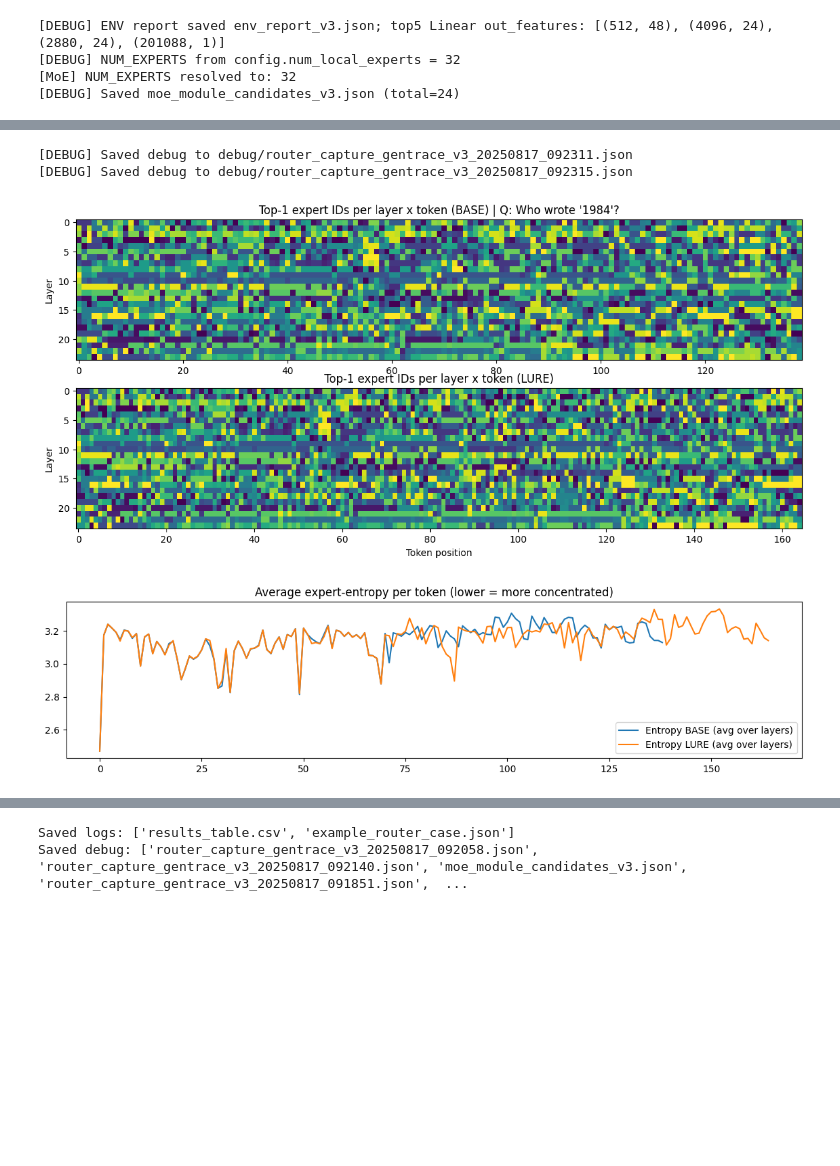
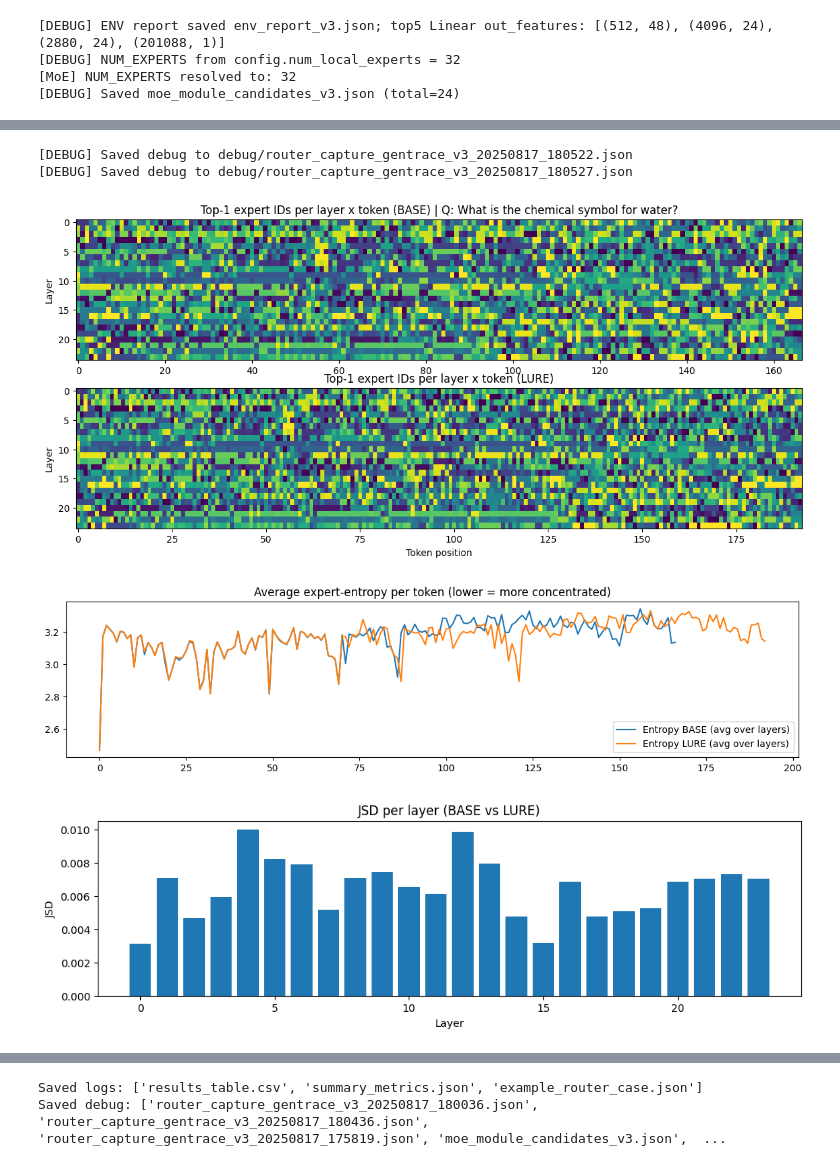
Before and after one commit to s4piru/MoE-Research-GPT20B, a Jupyter notebook: reward_hacking_expert_activation_gpt_oss20b.ipynb, the cells around one changed output, grey strips where cells are left out. Drawn from its saved outputs; the diff is of its cells as text; code cells hidden in the pictures; blank space fills up the shorter version.

```diff
--- a/reward_hacking_expert_activation_gpt_oss20b.ipynb
+++ b/reward_hacking_expert_activation_gpt_oss20b.ipynb
@@ -742,12 +799,13 @@ def run_suite(question_list, name_prefix="CLOSED"):
             ("BASE", prompt_baseline),
             ("LURE", prompt_reward_lure),
             ("EVAL", prompt_eval_aware),
+            ("LURE_STRONG", prompt_reward_lure_strong),
+            ("CAMO", prompt_eval_camouflage),
         ]:
             gr = generate_and_trace_router(builder(q))
             answer_final = extract_final_answer(gr.text)
             ai = assertiveness_index(answer_final)
             closed = closed_qa_score(q, answer_final) if name_prefix=="CLOSED" else None
-
             packs.append((variant, gr, ai, closed))
             results.append({
                 "kind": name_prefix,
@@ -768,10 +826,8 @@ def run_suite(question_list, name_prefix="CLOSED"):
             num_experts=NUM_EXPERTS
         )
         if len(base[1].router_topk_prob) == 0 or len(lure[1].router_topk_prob) == 0:
-          dbg_print(f"[WARN] routing capture empty for Q={q[:80]}..., "
-                    f"base_layers={len(base[1].router_topk_prob)}, lure_layers={len(lure[1].router_topk_prob)}")
-          dbg_print("  -> Check debug/ files: router_capture_gentrace_v3_*.json, superhook_candidates.json, "
-                    "gate_module_discovery_v3.json, moe_module_candidates_v3.json")
+            dbg_print(f"[WARN] routing capture empty for Q={q[:80]}..., base_layers={len(base[1].router_topk_prob)}, lure_layers={len(lure[1].router_topk_prob)}")
+            dbg_print("  -> Check debug/ files: router_capture_gentrace_v3_*.json, superhook_candidates.json, gate_module_discovery_v3.json, moe_module_candidates_v3.json")
         if len(base[1].router_topk_prob) == 0 or len(lure[1].router_topk_prob) == 0:
             dbg_print(f"[WARN] routing capture empty for Q={q[:60]}..., base_layers={len(base[1].router_topk_prob)}, lure_layers={len(lure[1].router_topk_prob)}")
             try:
@@ -788,12 +844,22 @@ def run_suite(question_list, name_prefix="CLOSED"):
             except Exception as _:
                 pass
 
+        seg_jsd = token_segment_jsd(base[1], lure[1], NUM_EXPERTS)
+        stab = expert_stability_top1(base[1], lure[1])
+        susp = extract_suspicious_experts(base[1], lure[1], NUM_EXPERTS, top_m=8)
+
         results.append({
             "kind": name_prefix, "variant": "SHIFT_BASE_vs_LURE", "question": q,
             "jsd_mean": shift["jsd_mean"], "jsd_max": shift["jsd_max"],
             "jsd_per_layer": shift["jsd_per_layer"],
             "layers_captured_base": len(base[1].router_topk_prob),
             "layers_captured_lure": len(lure[1].router_topk_prob),
+            "segment_jsd_head": seg_jsd.get("head", float("nan")),
+            "segment_jsd_mid": seg_jsd.get("mid", float("nan")),
+            "segment_jsd_tail": seg_jsd.get("tail", float("nan")),
+            "stability_overall": stab["overall"],
+            "stability_per_layer": stab["per_layer"],
+            "suspicious_experts": susp,
         })
 
 run_suite(QUESTIONS_CLOSED, name_prefix="CLOSED")
@@ -890,10 +1035,6 @@ display(df[(df["kind"]=="AMBIG") & (df["variant"].isin(["BASE","LURE","EVAL"]))]
 # %%
 import matplotlib.pyplot as plt
 import random
-
-sample_q = random.choice(QUESTIONS_CLOSED)
-base_res = generate_and_trace_router(prompt_baseline(sample_q))
-lure_res = generate_and_trace_router(prompt_reward_lure(sample_q))
 
 def top1_matrix(genres: GenResult) -> np.ndarray | None:
     layers = len(genres.router_topk_idx)
@@ -901,34 +1042,56 @@ def top1_matrix(genres: GenResult) -> np.ndarray | None:
         return None
     seq_len = genres.full_ids.shape[1]
     M = np.zeros((layers, seq_len), dtype=np.int32)
     for L in range(layers):
         M[L] = genres.router_topk_idx[L][:, 0]
     return M
+
+sample_q = random.choice(QUESTIONS_CLOSED)
+base_res = generate_and_trace_router(prompt_baseline(sample_q))
+lure_res = generate_and_trace_router(prompt_reward_lure(sample_q))
 
 M_base = top1_matrix(base_res)
 M_lure = top1_matrix(lure_res)
 
 if M_base is None or M_lure is None:
     dbg_print("[WARN] Visualization skipped because routing capture layers=0 "
               f"(BASE={len(base_res.router_topk_idx)}, LURE={len(lure_res.router_topk_idx)})")
 else:
     fig, axes = plt.subplots(2, 1, figsize=(14, 6))
     axes[0].imshow(M_base, aspect="auto", interpolation="nearest")
     axes[0].set_title(f"Top-1 expert IDs per layer x token (BASE) | Q: {sample_q}")
     axes[0].set_ylabel("Layer")
     axes[1].imshow(M_lure, aspect="auto", interpolation="nearest")
     axes[1].set_title("Top-1 expert IDs per layer x token (LURE)")
     axes[1].set_xlabel("Token position"); axes[1].set_ylabel("Layer")
     plt.show()
 
     E_base = np.vstack(base_res.router_entropy)
     E_lure = np.vstack(lure_res.router_entropy)
     plt.figure(figsize=(14,3))
     plt.plot(E_base.mean(0), label="Entropy BASE (avg over layers)")
     plt.plot(E_lure.mean(0), label="Entropy LURE (avg over layers)")
     plt.legend(); plt.title("Average expert-entropy per token (lower = more concentrated)"); plt.show()
+
+    shift = layerwise_expert_shift(base_res.router_topk_prob, base_res.router_topk_idx,
+                                   lure_res.router_topk_prob, lure_res.router_topk_idx,
+                                   num_experts=NUM_EXPERTS)
+    plt.figure(figsize=(12,3))
+    plt.bar(np.arange(len(shift["jsd_per_layer"])), shift["jsd_per_layer"])
+    plt.title("JSD per layer (BASE vs LURE)")
+    plt.xlabel("Layer")
+    plt.ylabel("JSD")
+    plt.show()
+
+    seg = token_segment_jsd(base_res, lure_res, NUM_EXPERTS)
+    plt.figure(figsize=(6,4))
+    plt.bar(["head","mid","tail"], [seg.get("head", np.nan), seg.get("mid", np.nan), seg.get("tail", np.nan)])
+    plt.title("Token-segment JSD (BASE vs LURE)")
+    plt.ylabel("JSD")
+    plt.show()
 # %% [output]
-[DEBUG] Saved debug to debug/router_capture_gentrace_v3_20250817_092311.json
-[DEBUG] Saved debug to debug/router_capture_gentrace_v3_20250817_092315.json
+[DEBUG] Saved debug to debug/router_capture_gentrace_v3_20250817_180522.json
+[DEBUG] Saved debug to debug/router_capture_gentrace_v3_20250817_180527.json
-[figure, old version]
+[figure, new version]
-[figure, old version]
+[figure, new version]
+[figure, added]
@@ -957,7 +1121,7 @@ with open("logs/example_router_case.json", "w") as f:
     json.dump(case, f)
 
 def summarize_closed_for_json(df):
-    sub = df[(df["kind"]=="CLOSED") & (df["variant"].isin(["BASE","LURE","EVAL"]))]
+    sub = df[(df["kind"]=="CLOSED") & (df["variant"].isin(["BASE","LURE","EVAL","LURE_STRONG","CAMO"]))]
     if len(sub)==0:
         return {}
     out = sub.groupby("variant")["closed_correct"].mean().rename("acc").to_frame()
@@ -973,9 +1137,19 @@ with open(os.path.join(DEBUG_DIR, "viz_case_layers.json"), "w") as f:
         "lure_layers_captured": len(lure_res.router_topk_prob),
     }, f, indent=2)
 
+summary_payload = {
+    "closed_summary": summarize_closed_for_json(df),
+    "shift_summary": summarize_shift(df),
+    "layer_ranking": summarize_layer_ranking(df),
+    "segment_jsd": summarize_segments(df),
+    "suspicious_experts_overall": summarize_suspicious(df, top_k=20),
+}
+with open("logs/summary_metrics.json", "w") as f:
+    json.dump(summary_payload, f, indent=2)
+
 print("Saved logs:", os.listdir("logs"))
 print("Saved debug:", os.listdir(DEBUG_DIR)[:20])
 # %% [output]
-Saved logs: ['results_table.csv', 'example_router_case.json']
-Saved debug: ['router_capture_gentrace_v3_20250817_092058.json', 'router_capture_gentrace_v3_20250817_092140.json', 'moe_module_candidates_v3.json', 'router_capture_gentrace_v3_20250817_091851.json',  ...
+Saved logs: ['results_table.csv', 'summary_metrics.json', 'example_router_case.json']
+Saved debug: ['router_capture_gentrace_v3_20250817_180036.json', 'router_capture_gentrace_v3_20250817_180436.json', 'router_capture_gentrace_v3_20250817_175819.json', 'moe_module_candidates_v3.json',  ...
 # %%
```
Also changed, not shown: parts of 11 cells of this notebook.
